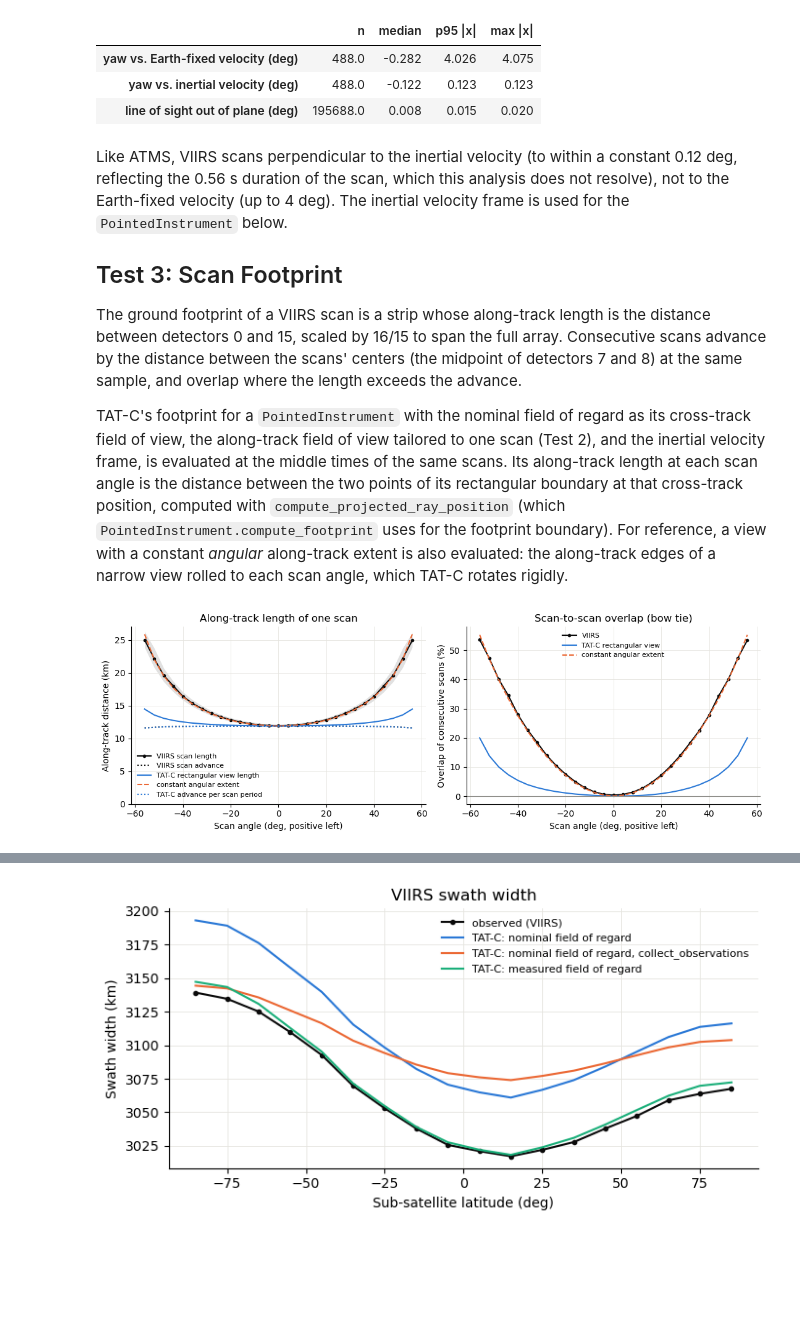
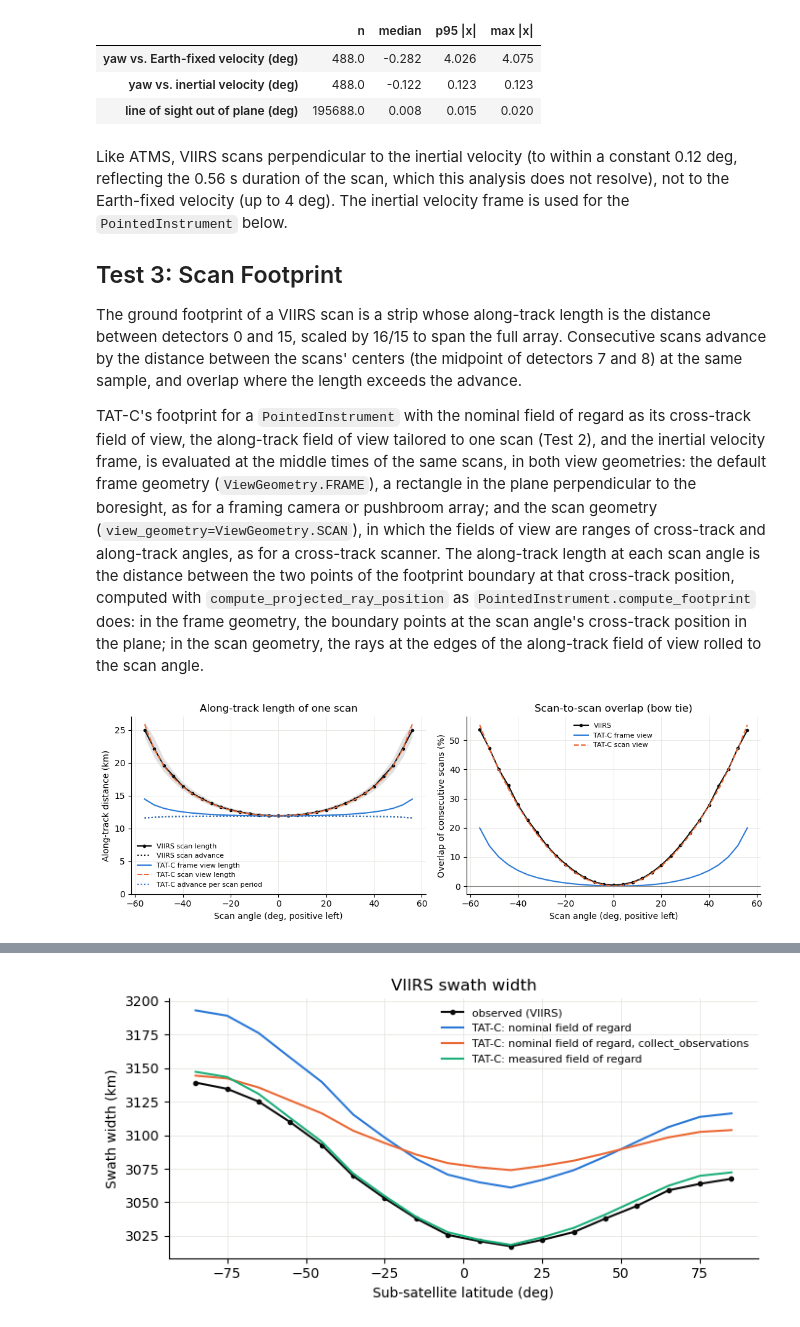
Before and after one commit to code-lab-org/tatc, a Jupyter notebook: docs/validation/ValidateImagerVIIRS.ipynb, the cells around one changed output, grey strips where cells are left out. Cells and saved outputs as stored; diff of their text form; code cells hidden in the pictures; blank space fills up the shorter version.

Commit message:
guard cached values against copying; add scan view geometry

```diff
--- a/docs/validation/ValidateImagerVIIRS.ipynb
+++ b/docs/validation/ValidateImagerVIIRS.ipynb
@@ -477,7 +478,7 @@ Like ATMS, VIIRS scans perpendicular to the inertial velocity (to within a const
 
 The ground footprint of a VIIRS scan is a strip whose along-track length is the distance between detectors 0 and 15, scaled by 16/15 to span the full array. Consecutive scans advance by the distance between the scans' centers (the midpoint of detectors 7 and 8) at the same sample, and overlap where the length exceeds the advance.
 
-TAT-C's footprint for a `PointedInstrument` with the nominal field of regard as its cross-track field of view, the along-track field of view tailored to one scan (Test 2), and the inertial velocity frame, is evaluated at the middle times of the same scans. Its along-track length at each scan angle is the distance between the two points of its rectangular boundary at that cross-track position, computed with `compute_projected_ray_position` (which `PointedInstrument.compute_footprint` uses for the footprint boundary). For reference, a view with a constant *angular* along-track extent is also evaluated: the along-track edges of a narrow view rolled to each scan angle, which TAT-C rotates rigidly.
+TAT-C's footprint for a `PointedInstrument` with the nominal field of regard as its cross-track field of view, the along-track field of view tailored to one scan (Test 2), and the inertial velocity frame, is evaluated at the middle times of the same scans, in both view geometries: the default frame geometry (`ViewGeometry.FRAME`), a rectangle in the plane perpendicular to the boresight, as for a framing camera or pushbroom array; and the scan geometry (`view_geometry=ViewGeometry.SCAN`), in which the fields of view are ranges of cross-track and along-track angles, as for a cross-track scanner. The along-track length at each scan angle is the distance between the two points of the footprint boundary at that cross-track position, computed with `compute_projected_ray_position` as `PointedInstrument.compute_footprint` does: in the frame geometry, the boundary points at the scan angle's cross-track position in the plane; in the scan geometry, the rays at the edges of the along-track field of view rolled to the scan angle.
 # %%
 viirs_view = PointedInstrument(
     name="VIIRS",
@@ -487,6 +488,7 @@ viirs_view = PointedInstrument(
     is_rectangular=True,
     velocity_frame=VelocityFrame.INERTIAL,
 )
+viirs_scan_view = viirs_view.model_copy(update={"view_geometry": ViewGeometry.SCAN})
 # observed length and advance (km)
 length = 16 / 15 * np.linalg.norm(px_xyz[:, 0] - px_xyz[:, 3], axis=-1) / 1e3
 scan_center = (px_xyz[:, 1] + px_xyz[:, 2]) / 2
@@ -517,41 +519,41 @@ for k, angle in enumerate(angles3):
         velocity_frame=VelocityFrame.INERTIAL,
     )
     tatc_length[:, k] = distance(edge(clock), edge(360 - clock))
-    # along-track edges of a narrow view rolled to the scan angle
-    ray = lambda track, pitch: compute_projected_ray_position(track, 0, 0, angle, pitch, velocity_frame=VelocityFrame.INERTIAL)
+    # scan geometry: rays at the along-track edges of the view, rolled to the scan angle
+    ray = lambda track, pitch: compute_projected_ray_position(track, 0, 0, angle, pitch, velocity_frame=viirs_scan_view.velocity_frame)
     angular_length[:, k] = distance(ray(track3, half), ray(track3, -half))
     tatc_advance[:, k] = distance(ray(track3, 0), ray(track3_next, 0))
 
 edges3 = np.arange(-58, 59, 4.0)
 fig, axes = plt.subplots(1, 2, figsize=(11, 3.8))
 q_len = binned(scan_angle_p.ravel(), length.ravel(), edges3)
 q_adv = binned(scan_angle_p[consecutive].ravel(), advance.ravel(), edges3)
 mid3 = (edges3[:-1] + edges3[1:]) / 2
 axes[0].fill_between(mid3, q_len[:, 0], q_len[:, 2], color=INK, alpha=0.12, lw=0)
 axes[0].plot(mid3, q_len[:, 1], color=INK, marker="o", ms=3, label="VIIRS scan length")
 axes[0].plot(mid3, q_adv[:, 1], color=INK, ls=":", label="VIIRS scan advance")
-axes[0].plot(angles3, np.median(tatc_length, axis=0), color=BLUE, label="TAT-C rectangular view length")
-axes[0].plot(angles3, np.median(angular_length, axis=0), color=ORANGE, ls="--", label="constant angular extent")
+axes[0].plot(angles3, np.median(tatc_length, axis=0), color=BLUE, label="TAT-C frame view length")
+axes[0].plot(angles3, np.median(angular_length, axis=0), color=ORANGE, ls="--", label="TAT-C scan view length")
 axes[0].plot(angles3, np.median(tatc_advance, axis=0), color=BLUE, ls=":", label="TAT-C advance per scan period")
 axes[0].set(xlabel="Scan angle (deg, positive left)", ylabel="Along-track distance (km)", title="Along-track length of one scan", ylim=(0, None))
 axes[0].legend(frameon=False, fontsize=8)
 axes[1].plot(mid3, 100 * (1 - q_adv[:, 1] / q_len[:, 1]), color=INK, marker="o", ms=3, label="VIIRS")
-axes[1].plot(angles3, 100 * (1 - np.median(tatc_advance, axis=0) / np.median(tatc_length, axis=0)), color=BLUE, label="TAT-C rectangular view")
-axes[1].plot(angles3, 100 * (1 - np.median(tatc_advance, axis=0) / np.median(angular_length, axis=0)), color=ORANGE, ls="--", label="constant angular extent")
+axes[1].plot(angles3, 100 * (1 - np.median(tatc_advance, axis=0) / np.median(tatc_length, axis=0)), color=BLUE, label="TAT-C frame view")
+axes[1].plot(angles3, 100 * (1 - np.median(tatc_advance, axis=0) / np.median(angular_length, axis=0)), color=ORANGE, ls="--", label="TAT-C scan view")
 axes[1].axhline(0, color=GRAY, lw=0.8)
 axes[1].set(xlabel="Scan angle (deg, positive left)", ylabel="Overlap of consecutive scans (%)", title="Scan-to-scan overlap (bow tie)")
 axes[1].legend(frameon=False, fontsize=8)
 fig.tight_layout()
 plt.show()
 pd.DataFrame(
     {
         "VIIRS length (km)": q_len[[len(mid3) // 2, 0, -1], 1],
         "VIIRS advance (km)": q_adv[[len(mid3) // 2, 0, -1], 1],
-        "TAT-C length (km)": np.median(tatc_length, axis=0)[[len(angles3) // 2, 0, -1]],
-        "constant angular extent (km)": np.median(angular_length, axis=0)[[len(angles3) // 2, 0, -1]],
+        "TAT-C frame view length (km)": np.median(tatc_length, axis=0)[[len(angles3) // 2, 0, -1]],
+        "TAT-C scan view length (km)": np.median(angular_length, axis=0)[[len(angles3) // 2, 0, -1]],
         "TAT-C advance (km)": np.median(tatc_advance, axis=0)[[len(angles3) // 2, 0, -1]],
     },
     index=["nadir", "left edge", "right edge"],
 ).round(2)
 # %% [output]
-[figure, old version]
+[figure, new version]
```
Also changed, not shown: parts of 4 cells of this notebook, 14 other files.
